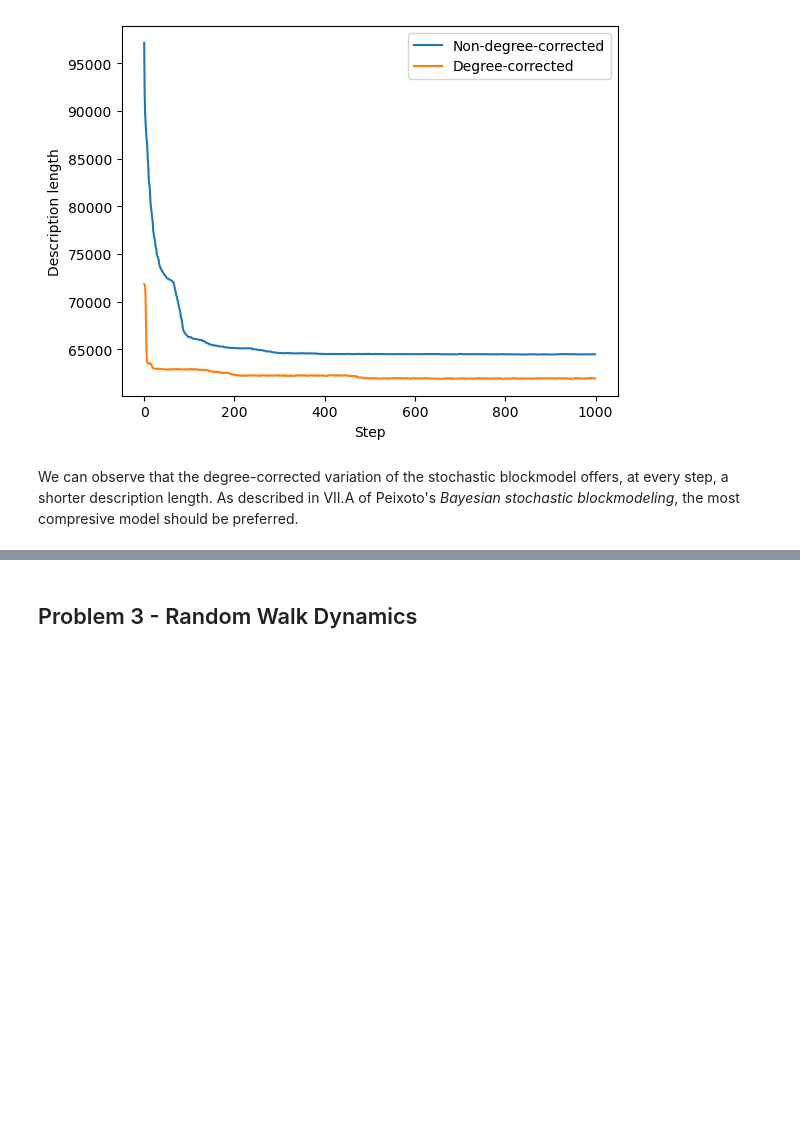
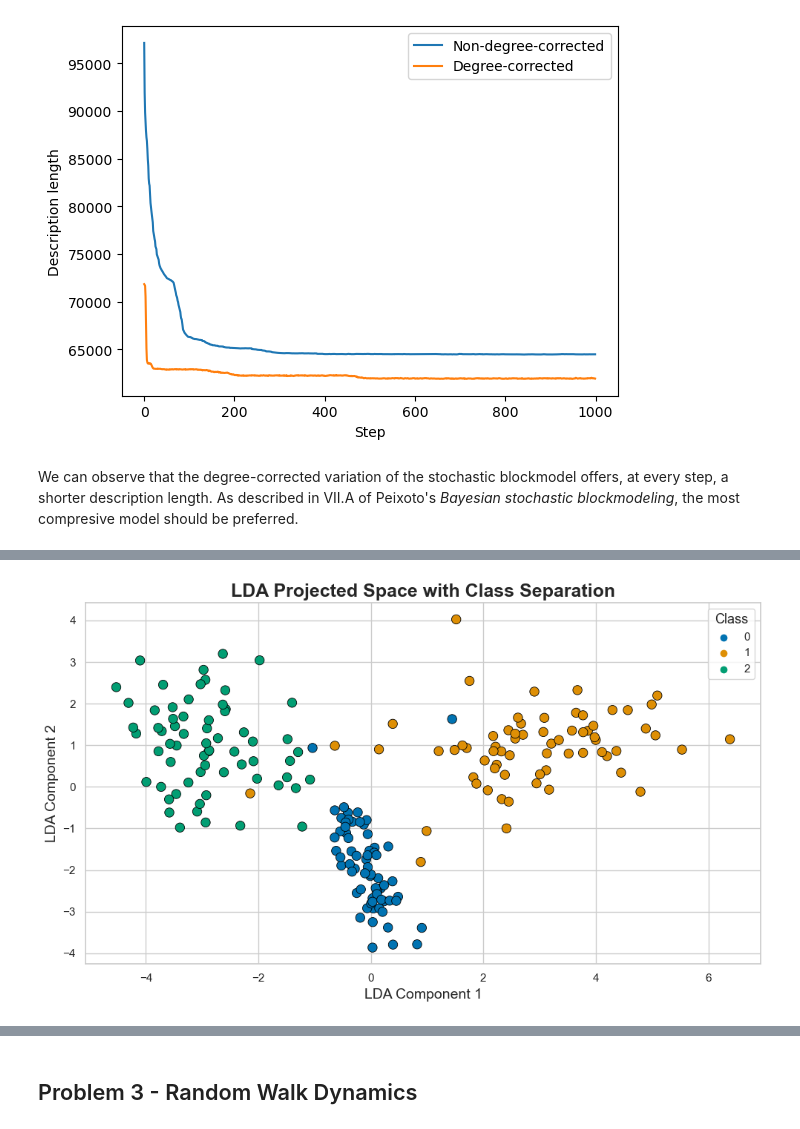
Before and after one commit to danielugq/student-network-science-data-book, a Jupyter notebook: assignments/assignment03.ipynb, the cells around one changed output, grey strips where cells are left out. Drawn from its saved outputs; the diff is of its cells as text; code cells hidden in the pictures; blank space fills up the shorter version.

```diff
--- a/assignments/assignment03.ipynb
+++ b/assignments/assignment03.ipynb
@@ -123,0 +202,12 @@ We can observe that the degree-corrected variation of the stochastic blockmodel
+# %%
+plt.figure(figsize=(10, 6))
+sns.scatterplot(x=X_lda[:, 0], y=X_lda[:, 1], hue=y, palette="colorblind",
+                s=80, edgecolor="black", linewidth=0.6)
+plt.title("LDA Projected Space with Class Separation", fontsize=18, fontweight="bold")
+plt.xlabel("LDA Component 1", fontsize=14)
+plt.ylabel("LDA Component 2", fontsize=14)
+plt.legend(title="Class", title_fontsize="13", fontsize="11", loc="upper right", frameon=True)
+plt.tight_layout()
+plt.show()
+# %% [output]
+[figure, added]
```
Also changed, not shown: parts of 6 cells of this notebook.
